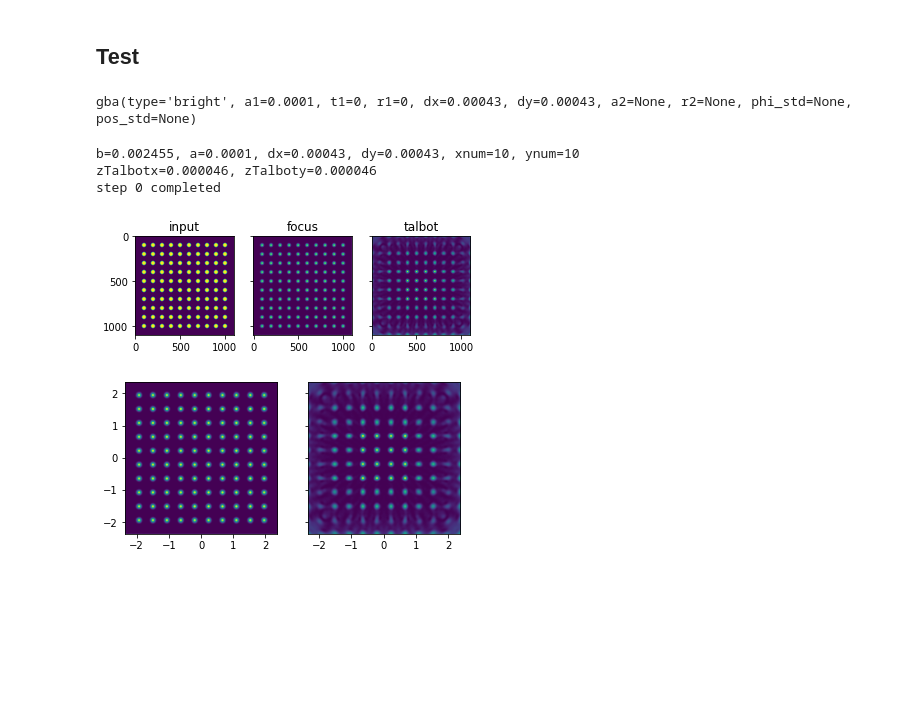
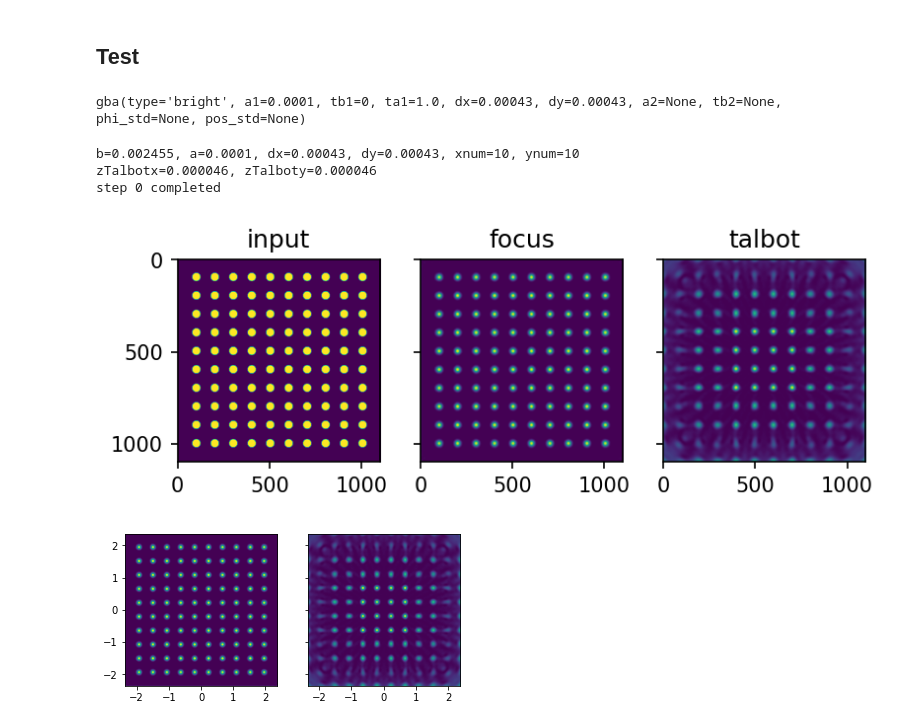
Before and after one commit to prhuft/fourier-optics, a Jupyter notebook: gba/parametric_gba_plots.ipynb, the cells around one changed output. Drawn from its saved outputs; the diff is of its cells as text; code cells hidden in the pictures; blank space fills up the shorter version.

```diff
--- a/gba/parametric_gba_plots.ipynb
+++ b/gba/parametric_gba_plots.ipynb
@@ -48,7 +49,7 @@ xnum = ynum = 10 # number of grid points in each dimension
 pts = 1100 # grid mesh is pts x pts
 
 # Gaussian beam array object.
-param_names = ['type','a1','t1','r1','dx','dy','a2','r2','phi_std','pos_std']
+param_names = ['type','a1','tb1','ta1','dx','dy','a2','tb2','phi_std','pos_std']
 gba = namedtuple('gba',param_names,defaults=[None,None,None,None])
 # %%
 ## the Gaussian beams arrays to generate
@@ -286,12 +331,12 @@ k
 0.0004
 # %%
 plot=True
-savedata=True
+# savedata=True
 
 for i,cfg in enumerate(configurations):
 
     # extract the array params
-    name,a1,t1,r1,dx,dy,a2,r2,phi_std,pos_std = [
+    name,a1,tb1,r1,dx,dy,a2,ta2,phi_std,pos_std = [
         getattr(cfg, attr) for attr in param_names]
 
     # calculate the Talbot lengths
@@ -307,16 +352,16 @@ for i,cfg in enumerate(configurations):
 
         mask, x0pts, w = spot_mask(xnum, ynum, a1, dx, dy, pts,
                                phi_std=phi_std, pos_std=pos_std,
-                               aperture=1-r1, plate=t1)
+                               aperture=ta1, plate=tb1)
 
-        # make a plate with 0s in the background and spots = -t1,
+        # make a plate with 0s in the background and spots = -tb1,
         # so adding this to the plate we just made will complete the
         # bright-dark mask
         phi_std=None # [rad]
         pos_std=None
         t12 = 0 # plate transmissivity
         mask2, x0pts, w = spot_mask(xnum, ynum, a2, dx, dy, pts,
-            phi_std=phi_std, pos_std=pos_std, aperture=1-t1, plate=t12)
+            phi_std=phi_std, pos_std=pos_std, aperture=1-tb1, plate=t12)
 
         # need to offset mask2
         offset_pts= int(pts/(xnum+1)/2)
@@ -329,7 +374,7 @@ for i,cfg in enumerate(configurations):
         # offset the total mask to be more centered now
         mask_total = mask + mask2_offset
         offset_final_pts = int(offset_pts/2)
-        mask_total_offset = full((pts,pts),t1,complex)
+        mask_total_offset = full((pts,pts),tb1,complex)
         for i in range(pts):
             for j in range(pts):
                 if i - offset_pts > 0 and j - offset_pts > 0:
@@ -345,7 +390,7 @@ for i,cfg in enumerate(configurations):
 
         mask, x0pts, w = spot_mask(xnum, ynum, a1, dx, dy, pts,
                                phi_std=phi_std, pos_std=pos_std,
-                               aperture=1-r1, plate=t1)
+                               aperture=ta1, plate=tb1)
 
         print(f'b={b:0.6f}, a={a1}, dx={dx}, dy={dy}, xnum={xnum}, ynum={ynum}')
         print(f'zTalbotx={zTalbotx:0.6f}, zTalboty={zTalboty:0.6f}')
@@ -394,7 +439,7 @@ for i,cfg in enumerate(configurations):
 
     metadata=f"lambda={lmbda}, f1={f1}, f2={f2}, xnum={xnum}, ynum={ynum}, a1={a1}, dx={dx}, \
         dy={dy}, pts={pts}, phi_std={phi_std}, pos_std={pos_std}, \
-        r1={r1}, t1={t1}, a2={a2}, r2={r2}, zTalbotx={zTalbotx}, \
+        ta1={ta1}, tb1={tb1}, a2={a2}, ta2={ta2}, zTalbotx={zTalbotx}, \
         zTalboty={zTalboty}"
 
     if amax(slices_soln) != 1:
@@ -454,19 +499,19 @@ xnum = ynum = 10 # number of grid points in each dimension
 pts = 1100 # grid mesh is pts x pts
 # %%
 # Gaussian beam array object.
-param_names = ['type','a1','t1','r1','dx','dy','a2','r2','phi_std','pos_std']
+param_names = ['type','a1','tb1','ta1','dx','dy','a2','tb2','phi_std','pos_std']
 gba = namedtuple('gba',param_names,defaults=[None,None,None,None])
 # %%
-array = gba('bright',1e-4,0,0,4.3e-4,4.3e-4)
+array = gba('bright',1e-4,0,sqrt(1),4.3e-4,4.3e-4)
 # name,a,t,r,dx,dy = array
 array
 # %% [output]
-gba(type='bright', a1=0.0001, t1=0, r1=0, dx=0.00043, dy=0.00043, a2=None, r2=None, phi_std=None, pos_std=None)
+gba(type='bright', a1=0.0001, tb1=0, ta1=1.0, dx=0.00043, dy=0.00043, a2=None, tb2=None, phi_std=None, pos_std=None)
 # %%
 # reproduce standard bright array and save the image data
 
 # list of gba configurations over which to iterate
-configurations = [gba('bright',1e-4,0,0,4.3e-4,4.3e-4)]#,
+configurations = [gba('bright',1e-4,0,sqrt(1),4.3e-4,4.3e-4)]#,
 #                   gba('bright_asym',1e-4,0,0,4.3e-4,1.22*4.3e-4)]
 # %%
 plot=True
@@ -477,7 +522,7 @@ labels = ['input','focus','talbot'] # output axial plane
 for i,cfg in enumerate(configurations):
 
     # extract the array params
-    name,a1,t1,r1,dx,dy,a2,r2,phi_std,pos_std = [
+    name,a1,tb1,ta1,dx,dy,a2,tb2,phi_std,pos_std = [
         getattr(cfg, attr) for attr in param_names]
 
     # calculate the Talbot lengths
@@ -493,16 +538,16 @@ for i,cfg in enumerate(configurations):
 
         mask, x0pts, w = spot_mask(xnum, ynum, a1, dx, dy, pts,
                                phi_std=phi_std, pos_std=pos_std,
-                               aperture=1-r1, plate=t1)
+                               aperture=ta1, plate=tb1)
 
-        # make a plate with 0s in the background and spots = -t1,
+        # make a plate with 0s in the background and spots = -tb1,
         # so adding this to the plate we just made will complete the
         # bright-dark mask
         phi_std=None # [rad]
         pos_std=None
         t12 = 0 # plate transmissivity
         mask2, x0pts, w = spot_mask(xnum, ynum, a2, dx, dy, pts,
-            phi_std=phi_std, pos_std=pos_std, aperture=1-t1, plate=t12)
+            phi_std=phi_std, pos_std=pos_std, aperture=-tb1, plate=t12)
 
         # need to offset mask2
         offset_pts= int(pts/(xnum+1)/2)
@@ -515,7 +560,7 @@ for i,cfg in enumerate(configurations):
         # offset the total mask to be more centered now
         mask_total = mask + mask2_offset
         offset_final_pts = int(offset_pts/2)
-        mask_total_offset = full((pts,pts),t1,complex)
+        mask_total_offset = full((pts,pts),tb1,complex)
         for i in range(pts):
             for j in range(pts):
                 if i - offset_pts > 0 and j - offset_pts > 0:
@@ -531,7 +576,7 @@ for i,cfg in enumerate(configurations):
 
         mask, x0pts, w = spot_mask(xnum, ynum, a1, dx, dy, pts,
                                phi_std=phi_std, pos_std=pos_std,
-                               aperture=1-r1, plate=t1)
+                               aperture=ta1, plate=tb1)
 
         print(f'b={b:0.6f}, a={a1}, dx={dx}, dy={dy}, xnum={xnum}, ynum={ynum}')
         print(f'zTalbotx={zTalbotx:0.6f}, zTalboty={zTalboty:0.6f}')
@@ -566,40 +611,40 @@ for i,cfg in enumerate(configurations):
             talbot_field = field2
 
     if plot:
-        fig,axes = plt.subplots(ncols=3,sharey=True)
+        fig,axes = plt.subplots(ncols=3,sharey=True,dpi=150)
 
     metadata=f"lambda={lmbda}, f1={f1}, f2={f2}, xnum={xnum}, ynum={ynum}, a1={a1}, dx={dx}, \
         dy={dy}, pts={pts}, phi_std={phi_std}, pos_std={pos_std}, \
-        r1={r1}, t1={t1}, a2={a2}, r2={r2}, zTalbotx={zTalbotx}, \
+        ta1={ta1}, tb1={tb1}, a2={a2}, tb2={tb2}, zTalbotx={zTalbotx}, \
         zTalboty={zTalboty}"
 
     for l,field,z2,ax in zip(
         labels,[field0,focal_field,talbot_field],[0]+zvals,axes):
         I2_xy = conjugate(field)*field
         if z2 == f2 or z2 == 0:
             I2xy_max = amax(I2_xy)
         I2_xy /= I2xy_max
         I2_xy = real(I2_xy)
 
         # plot
         if plot:
             mmscl = 1e3
             ax.set_title(l)
 #             ax.set_aspect('equal')
             cax = ax.imshow(I2_xy) #,extent=[-w*mmscl,w*mmscl,-w*mmscl,w*mmscl])
             cax.set_norm(colors.Normalize(vmin=0, vmax=1))
 
         if savedata:
             fname = f'test_{name}_{l}_{int(time())}.csv'
             filepath = os.path.join(imagedir,fname)
             soln_to_csv(filepath, I2_xy, labels=False, metastr=metadata)
 
 print(f"step {i} completed")
 # %% [output]
 b=0.002455, a=0.0001, dx=0.00043, dy=0.00043, xnum=10, ynum=10
 zTalbotx=0.000046, zTalboty=0.000046
 step 0 completed
-[figure, old version]
+[figure, new version]
 # %%
 # SAVE OUTPUT INTENSITIES
 
```
Also changed, not shown: parts of 9 cells of this notebook.
